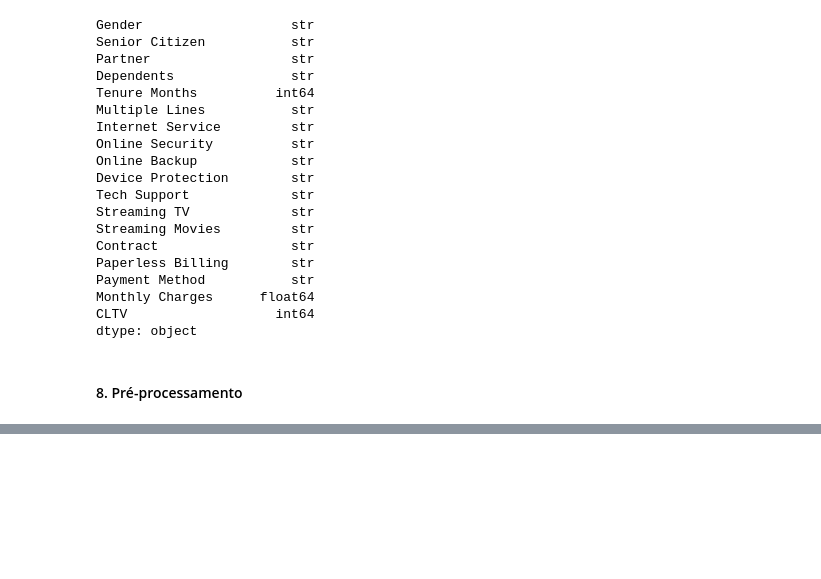
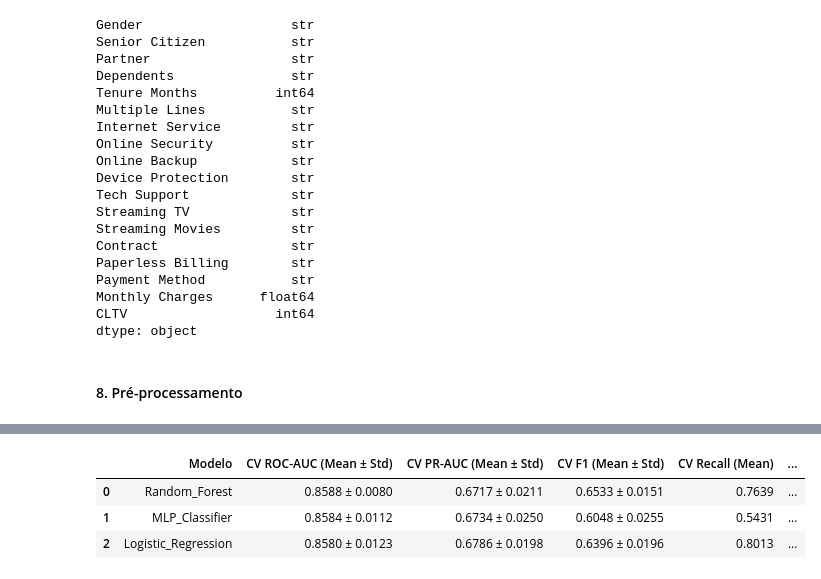
Before and after one commit to karla-gomes/fiap-customer-churn, a Jupyter notebook: notebooks/01_eda_baseline.ipynb, the cells around one changed output, grey strips where cells are left out. Saved outputs shown, nothing was run; the diff lists cells and outputs as text; code cells hidden in the pictures; blank space fills up the shorter version.

Commit message:
etapa 2 do projeto: baseline e otimizacao

```diff
--- a/notebooks/01_eda_baseline.ipynb
+++ b/notebooks/01_eda_baseline.ipynb
@@ -869,12 +889,14 @@ with mlflow.start_run(run_name="Logistic_Regression_Baseline"):
     baseline_pipeline.fit(X_tr, y_train)
 
     # 2. Predições
-    y_pred = baseline_pipeline.predict(X_te)
-    y_proba = baseline_pipeline.predict_proba(X_te)[:, 1]
+    y_train_pred_baseline = baseline_pipeline.predict(X_tr)
+    y_train_proba_baseline = baseline_pipeline.predict_proba(X_tr)[:, 1]
+    y_test_pred_baseline = baseline_pipeline.predict(X_te)
+    y_test_proba_baseline = baseline_pipeline.predict_proba(X_te)[:, 1]
 
-    # 3. Métricas
-    auc_roc = roc_auc_score(y_test, y_proba)
-    pr_auc = average_precision_score(y_test, y_proba) # <-- Cálculo do PR-AUC
+    # 3. Métricas - teste
+    auc_roc = roc_auc_score(y_test, y_test_proba_baseline)
+    pr_auc = average_precision_score(y_test, y_test_proba_baseline) # <-- Cálculo do PR-AUC
 
     # 4. Log de Parâmetros e Métricas no MLflow
     mlflow.log_param("model", "LogisticRegression")
@@ -893,10 +915,10 @@ with mlflow.start_run(run_name="Logistic_Regression_Baseline"):
     print(f"ROC-AUC: {auc_roc:.4f}")
     print(f"PR-AUC (Average Precision): {pr_auc:.4f}\n") # <-- Exibição
     print("Relatório de Classificação:")
-    print(classification_report(y_test, y_pred))
+    print(classification_report(y_test, y_test_pred_baseline))
 
     # 7. Geração e Log de Artefato Gráfico (Matriz de Confusão)
-    cm = confusion_matrix(y_test, y_pred)
+    cm = confusion_matrix(y_test, y_test_pred_baseline)
     plt.figure(figsize=(6, 4))
     sns.heatmap(cm, annot=True, fmt='d', cmap='Blues', cbar=False)
     plt.title('Matriz de Confusão - Regressão Logística')
@@ -973,0 +952,80 @@ plt.show()
+# %%
+# Configuração da Validação Cruzada Estratificada no conjunto de treino
+cv_strategy = StratifiedKFold(n_splits=5, shuffle=True, random_state=RANDOM_STATE)
+
+# Dicionário de pipelines candidatos
+candidate_pipelines = {
+    "Logistic_Regression": Pipeline([
+        ("preprocessor", build_preprocessor(num_cols, cat_cols, scale_numeric=True)),
+        ("classifier", LogisticRegression(
+            random_state=RANDOM_STATE,
+            max_iter=1000,
+            class_weight="balanced"
+        )),
+    ]),
+    "Random_Forest": Pipeline([
+        ("preprocessor", build_preprocessor(num_cols, cat_cols, scale_numeric=False)),
+        ("classifier", RandomForestClassifier(
+            n_estimators=300,
+            max_depth=10,
+            min_samples_leaf=5,
+            class_weight="balanced_subsample",
+            random_state=RANDOM_STATE,
+            n_jobs=-1
+        )),
+    ]),
+    "MLP_Classifier": Pipeline([
+        ("preprocessor", build_preprocessor(num_cols, cat_cols, scale_numeric=True)),
+        ("classifier", MLPClassifier(
+            hidden_layer_sizes=(64, 32),
+            activation="relu",
+            solver="adam",
+            alpha=1e-3,
+            batch_size=64,
+            learning_rate_init=1e-3,
+            max_iter=500,
+            early_stopping=True,
+            n_iter_no_change=15,
+            random_state=RANDOM_STATE
+        )),
+    ]),
+}
+
+scoring_metrics = {
+    "roc_auc": "roc_auc",
+    "pr_auc": "average_precision",
+    "f1": "f1",
+    "recall": "recall",
+    "precision": "precision",
+    "accuracy": "accuracy",
+}
+
+cv_summary_rows = []
+cv_raw_results = {}
+
+print("Executando Validação Cruzada Estratificada (5 folds) no conjunto de treino...")
+for name, pipe in candidate_pipelines.items():
+    scores = cross_validate(
+        pipe,
+        X_tr,
+        y_train,
+        cv=cv_strategy,
+        scoring=scoring_metrics,
+        n_jobs=-1,
+        return_train_score=True,
+    )
+    cv_raw_results[name] = scores
+    cv_summary_rows.append({
+        "Modelo": name,
+        "CV ROC-AUC (Mean ± Std)": f"{scores['test_roc_auc'].mean():.4f} ± {scores['test_roc_auc'].std():.4f}",
+        "CV PR-AUC (Mean ± Std)": f"{scores['test_pr_auc'].mean():.4f} ± {scores['test_pr_auc'].std():.4f}",
+        "CV F1 (Mean ± Std)": f"{scores['test_f1'].mean():.4f} ± {scores['test_f1'].std():.4f}",
+        "CV Recall (Mean)": round(scores["test_recall"].mean(), 4),
+        "CV Precision (Mean)": round(scores["test_precision"].mean(), 4),
+        "CV ROC-AUC Mean": scores["test_roc_auc"].mean(),
+        "Train ROC-AUC Mean": scores["train_roc_auc"].mean(),
+    })
+
+cv_results_df = pd.DataFrame(cv_summary_rows).sort_values(by="CV ROC-AUC Mean", ascending=False).reset_index(drop=True)
+display(cv_results_df.drop(columns=["CV ROC-AUC Mean"]))
+# %% [output]
@@ -973,0 +1033,4 @@ plt.show()
+|  | Modelo | CV ROC-AUC (Mean ± Std) | CV PR-AUC (Mean ± Std) | CV F1 (Mean ± Std) | CV Recall (Mean) | ... |
+| 0 | Random_Forest | 0.8588 ± 0.0080 | 0.6717 ± 0.0211 | 0.6533 ± 0.0151 | 0.7639 | ... |
+| 1 | MLP_Classifier | 0.8584 ± 0.0112 | 0.6734 ± 0.0250 | 0.6048 ± 0.0255 | 0.5431 | ... |
+| 2 | Logistic_Regression | 0.8580 ± 0.0123 | 0.6786 ± 0.0198 | 0.6396 ± 0.0196 | 0.8013 | ... |
```
Also changed, not shown: parts of 20 cells of this notebook, 12 other files.
